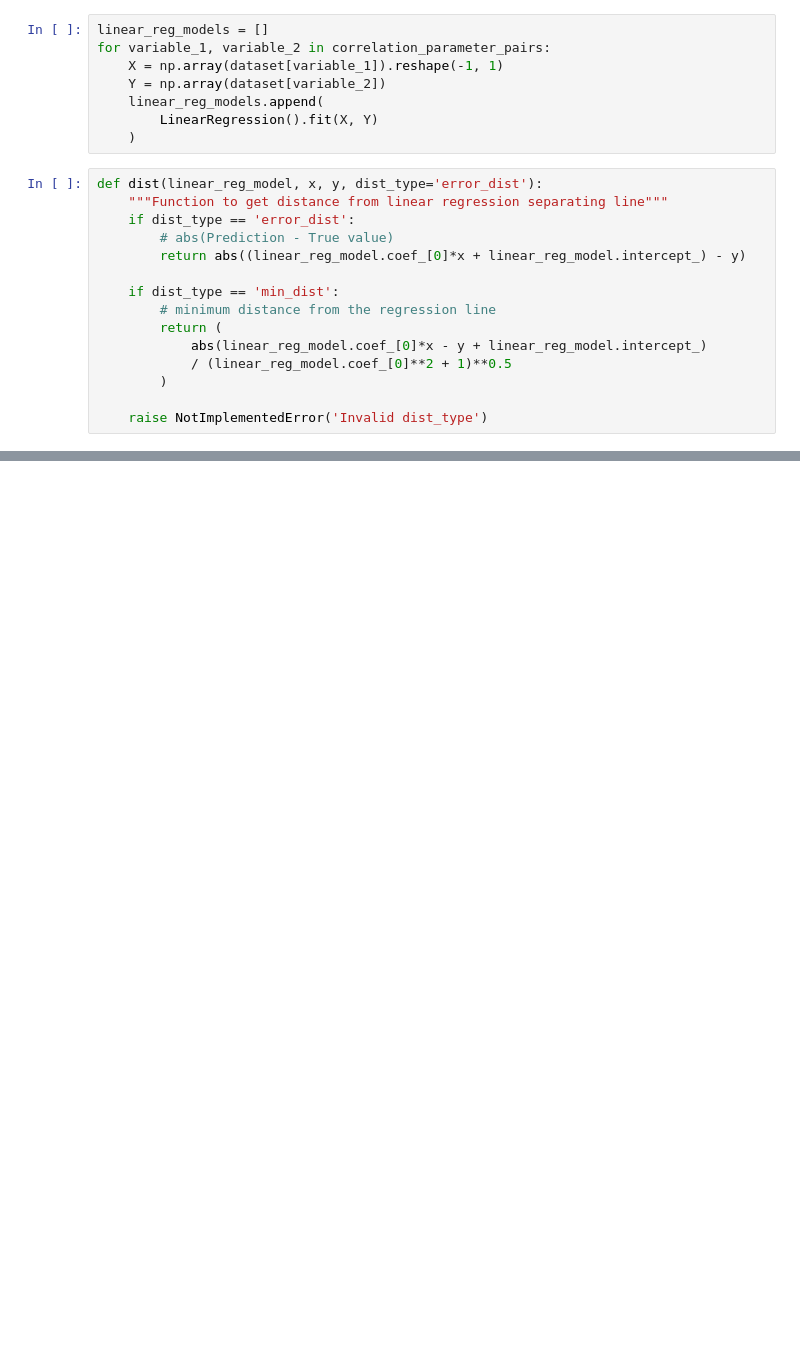
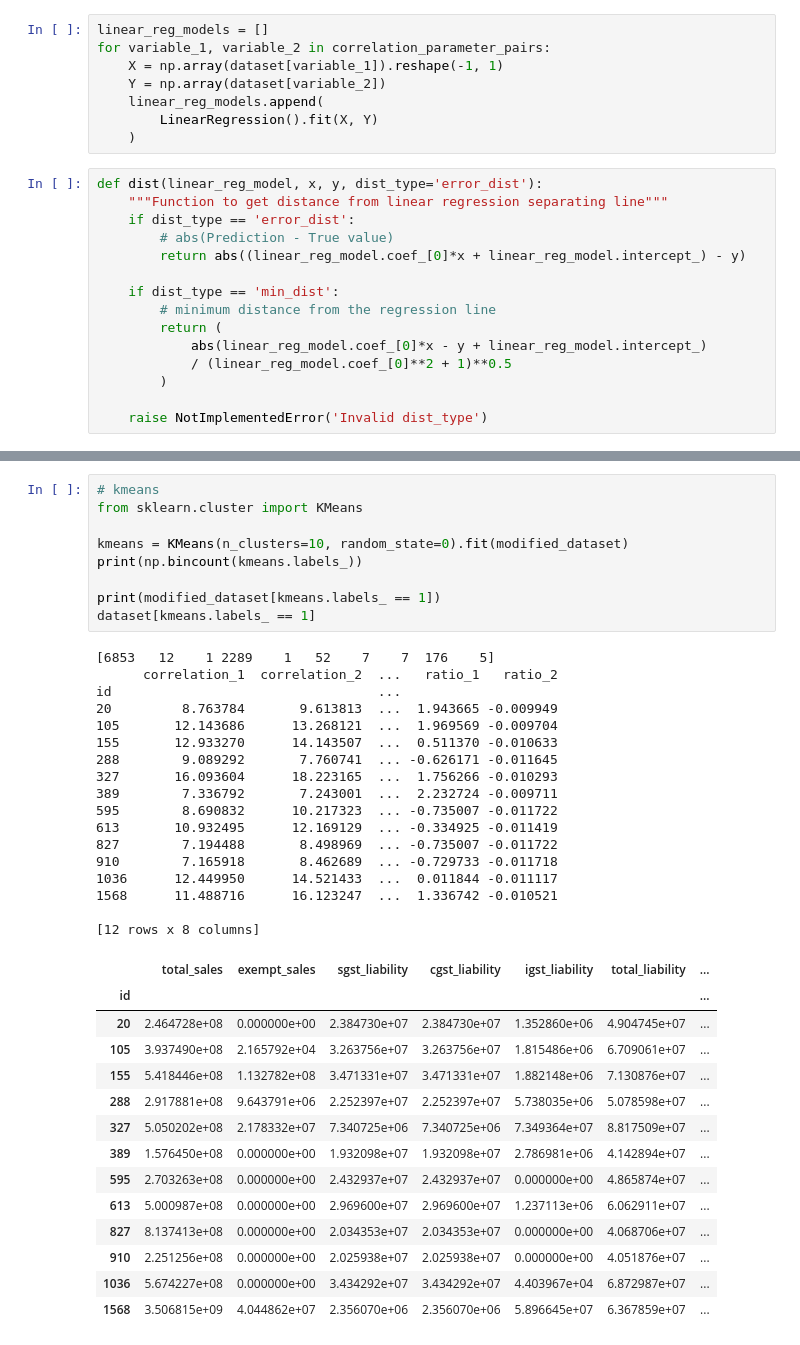
Before and after one commit to polarboar/Fraud-Analytics, a Jupyter notebook: project2/main.ipynb, the cells around one changed output, grey strips where cells are left out. Drawn from its saved outputs; the diff is of its cells as text; blank space fills up the shorter version.

```diff
--- a/project2/main.ipynb
+++ b/project2/main.ipynb
@@ -242,0 +290,41 @@ modified_dataset.describe()
+# %%
+# kmeans
+from sklearn.cluster import KMeans
+
+kmeans = KMeans(n_clusters=10, random_state=0).fit(modified_dataset)
+print(np.bincount(kmeans.labels_))
+
+print(modified_dataset[kmeans.labels_ == 1])
+dataset[kmeans.labels_ == 1]
+# %% [output]
+[6853   12    1 2289    1   52    7    7  176    5]
+      correlation_1  correlation_2  ...   ratio_1   ratio_2
+id                                  ...
+20         8.763784       9.613813  ...  1.943665 -0.009949
+105       12.143686      13.268121  ...  1.969569 -0.009704
+155       12.933270      14.143507  ...  0.511370 -0.010633
+288        9.089292       7.760741  ... -0.626171 -0.011645
+327       16.093604      18.223165  ...  1.756266 -0.010293
+389        7.336792       7.243001  ...  2.232724 -0.009711
+595        8.690832      10.217323  ... -0.735007 -0.011722
+613       10.932495      12.169129  ... -0.334925 -0.011419
+827        7.194488       8.498969  ... -0.735007 -0.011722
+910        7.165918       8.462689  ... -0.729733 -0.011718
+1036      12.449950      14.521433  ...  0.011844 -0.011117
+1568      11.488716      16.123247  ...  1.336742 -0.010521
+
+[12 rows x 8 columns]
+|  | total_sales | exempt_sales | sgst_liability | cgst_liability | igst_liability | total_liability | ... |
+| id |  |  |  |  |  |  | ... |
+| 20 | 2.464728e+08 | 0.000000e+00 | 2.384730e+07 | 2.384730e+07 | 1.352860e+06 | 4.904745e+07 | ... |
+| 105 | 3.937490e+08 | 2.165792e+04 | 3.263756e+07 | 3.263756e+07 | 1.815486e+06 | 6.709061e+07 | ... |
+| 155 | 5.418446e+08 | 1.132782e+08 | 3.471331e+07 | 3.471331e+07 | 1.882148e+06 | 7.130876e+07 | ... |
+| 288 | 2.917881e+08 | 9.643791e+06 | 2.252397e+07 | 2.252397e+07 | 5.738035e+06 | 5.078598e+07 | ... |
+| 327 | 5.050202e+08 | 2.178332e+07 | 7.340725e+06 | 7.340725e+06 | 7.349364e+07 | 8.817509e+07 | ... |
+| 389 | 1.576450e+08 | 0.000000e+00 | 1.932098e+07 | 1.932098e+07 | 2.786981e+06 | 4.142894e+07 | ... |
+| 595 | 2.703263e+08 | 0.000000e+00 | 2.432937e+07 | 2.432937e+07 | 0.000000e+00 | 4.865874e+07 | ... |
+| 613 | 5.000987e+08 | 0.000000e+00 | 2.969600e+07 | 2.969600e+07 | 1.237113e+06 | 6.062911e+07 | ... |
+| 827 | 8.137413e+08 | 0.000000e+00 | 2.034353e+07 | 2.034353e+07 | 0.000000e+00 | 4.068706e+07 | ... |
+| 910 | 2.251256e+08 | 0.000000e+00 | 2.025938e+07 | 2.025938e+07 | 0.000000e+00 | 4.051876e+07 | ... |
+| 1036 | 5.674227e+08 | 0.000000e+00 | 3.434292e+07 | 3.434292e+07 | 4.403967e+04 | 6.872987e+07 | ... |
+| 1568 | 3.506815e+09 | 4.044862e+07 | 2.356070e+06 | 2.356070e+06 | 5.896645e+07 | 6.367859e+07 | ... |
```
Also changed, not shown: parts of 18 cells of this notebook.
